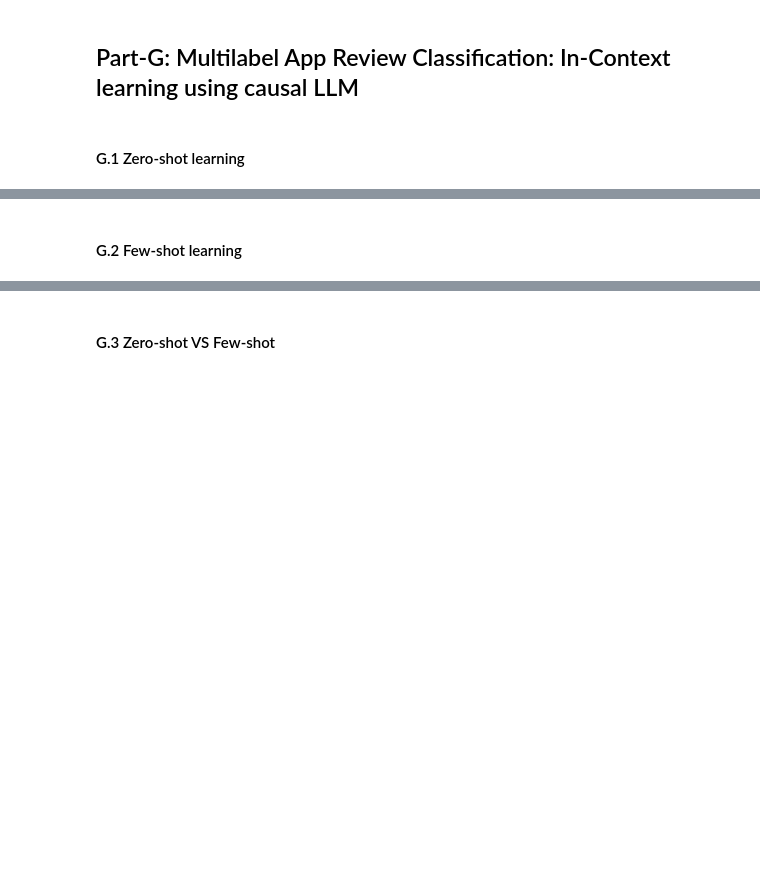
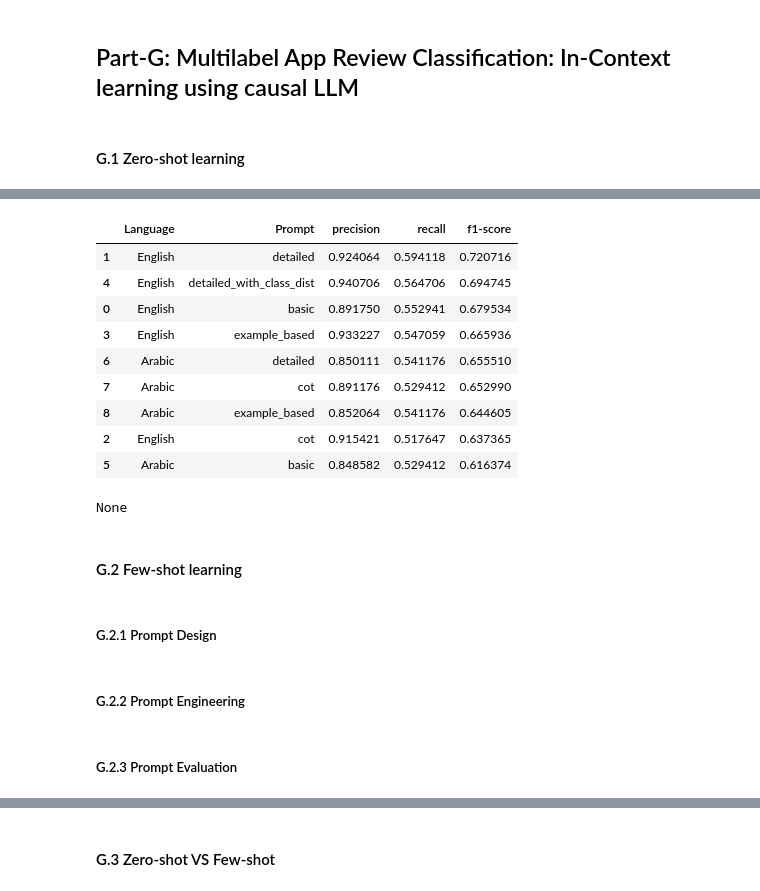
Before and after one commit to Hayder-Aleissa/NLP-Project, a Jupyter notebook: NLP_project.ipynb, the cells around one changed output, grey strips where cells are left out. Saved outputs shown, nothing was run; the diff lists cells and outputs as text; code cells hidden in the pictures; blank space fills up the shorter version.

```diff
--- a/NLP_project.ipynb
+++ b/NLP_project.ipynb
@@ -3426,2 +4102,58 @@ plt.show()
+# %%
+def summarize_and_print_results(english_results, arabic_results, sort_by='f1-score'):
+    """
+    Summarizes and prints zero-shot learning results in a table, sorted by a specified metric.
+
+    Args:
+        english_results: Dictionary with English prompt results.
+        arabic_results: Dictionary with Arabic prompt results.
+        sort_by: The metric to sort the results by (default: 'f1-score').
+    """
+
+    def extract_metrics(report_dict):
+        """
+        Extracts weighted avg precision, recall, and f1-score from a classification_report dictionary.
+        Returns a dictionary of metrics.
+        """
+        weighted_avg = report_dict.get('weighted avg', {})
+        return {
+            'precision': weighted_avg.get('precision', 0),
+            'recall': weighted_avg.get('recall', 0),
+            'f1-score': weighted_avg.get('f1-score', 0),
+        }
+
+    # Prepare data for DataFrame
+    data = []
+    for language, results in [('English', english_results), ('Arabic', arabic_results)]:
+        for prompt_name, prompt_results in results.items():
+            metrics = extract_metrics(prompt_results["report"])
+            row = {'Language': language, 'Prompt': prompt_name, **metrics}
+            data.append(row)
+
+    # Create DataFrame
+    summary_df = pd.DataFrame(data)
+
+    # Sort by the specified metric
+    summary_df = summary_df.sort_values(by=sort_by, ascending=False)
+
+    # Print the table using display() for better formatting in Colab
+    display(summary_df)
+# %%
+summary_df = summarize_and_print_results(english_results, arabic_results)
+display(summary_df)
+# %% [output]
+|  | Language | Prompt | precision | recall | f1-score |
+| 1 | English | detailed | 0.924064 | 0.594118 | 0.720716 |
+| 4 | English | detailed_with_class_dist | 0.940706 | 0.564706 | 0.694745 |
+| 0 | English | basic | 0.891750 | 0.552941 | 0.679534 |
+| 3 | English | example_based | 0.933227 | 0.547059 | 0.665936 |
+| 6 | Arabic | detailed | 0.850111 | 0.541176 | 0.655510 |
+| 7 | Arabic | cot | 0.891176 | 0.529412 | 0.652990 |
+| 8 | Arabic | example_based | 0.852064 | 0.541176 | 0.644605 |
+| 2 | English | cot | 0.915421 | 0.517647 | 0.637365 |
+| 5 | Arabic | basic | 0.848582 | 0.529412 | 0.616374 |
+None
 # %% [markdown]
 #### G.2 Few-shot learning
+# %% [markdown]
+##### G.2.1 Prompt Design
@@ -3427,0 +4213,2 @@ plt.show()
+# %% [markdown]
+##### G.2.2 Prompt Engineering
@@ -3427,0 +4320,2 @@ plt.show()
+# %% [markdown]
+##### G.2.3 Prompt Evaluation
```
Also changed, not shown: parts of 35 cells of this notebook.
